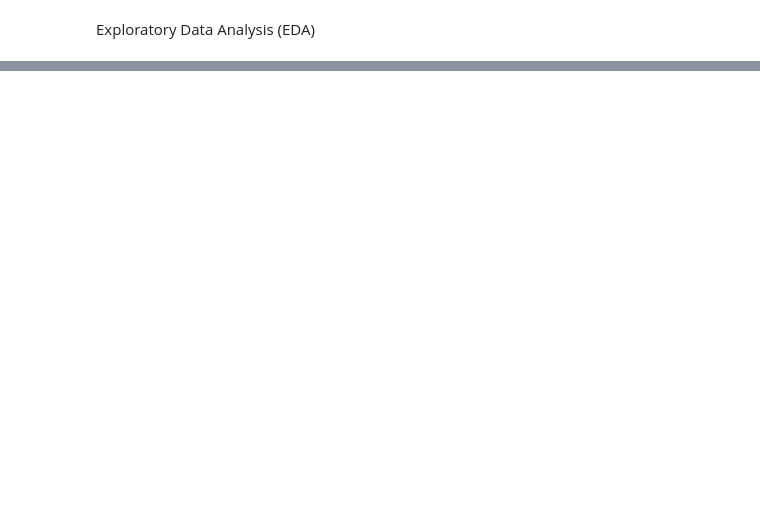
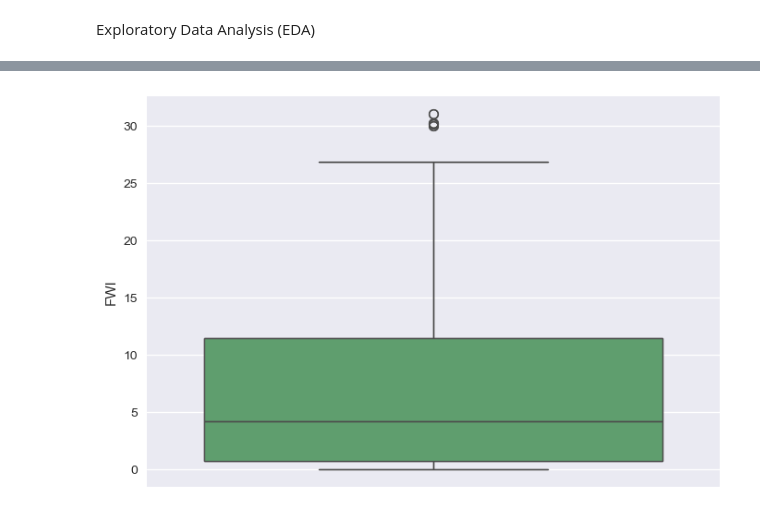
Before and after one commit to nidhi00y/Algerian-Forest-fire-Dataset-ML-Regression-Model-, a Jupyter notebook: 1.ipynb, the cells around one changed output, grey strips where cells are left out. Drawn from its saved outputs; the diff is of its cells as text; code cells hidden in the pictures; blank space fills up the shorter version.

```diff
--- a/1.ipynb
+++ b/1.ipynb
@@ -113,0 +123,7 @@ df_copy.head()
+# %%
+#encoding
+df_copy['Classes'].value_counts()
+df['Classes'] = np.where(df['Classes'].str.strip()=='not fire',0,1)
+#use strip beacuse classes contins 'not fire' ' not fire' as separate grps
+#df_copy['Classes'] = np.where(df_copy['Classes'].str.contains('not fire'),0,1)
+df_copy.head()
@@ -113,0 +154,5 @@ df_copy.head()
+# %%
+sns.boxplot(df['FWI'])
+plt.show()
+# %% [output]
+[figure, added]
```
Also changed, not shown: parts of 8 cells of this notebook.
